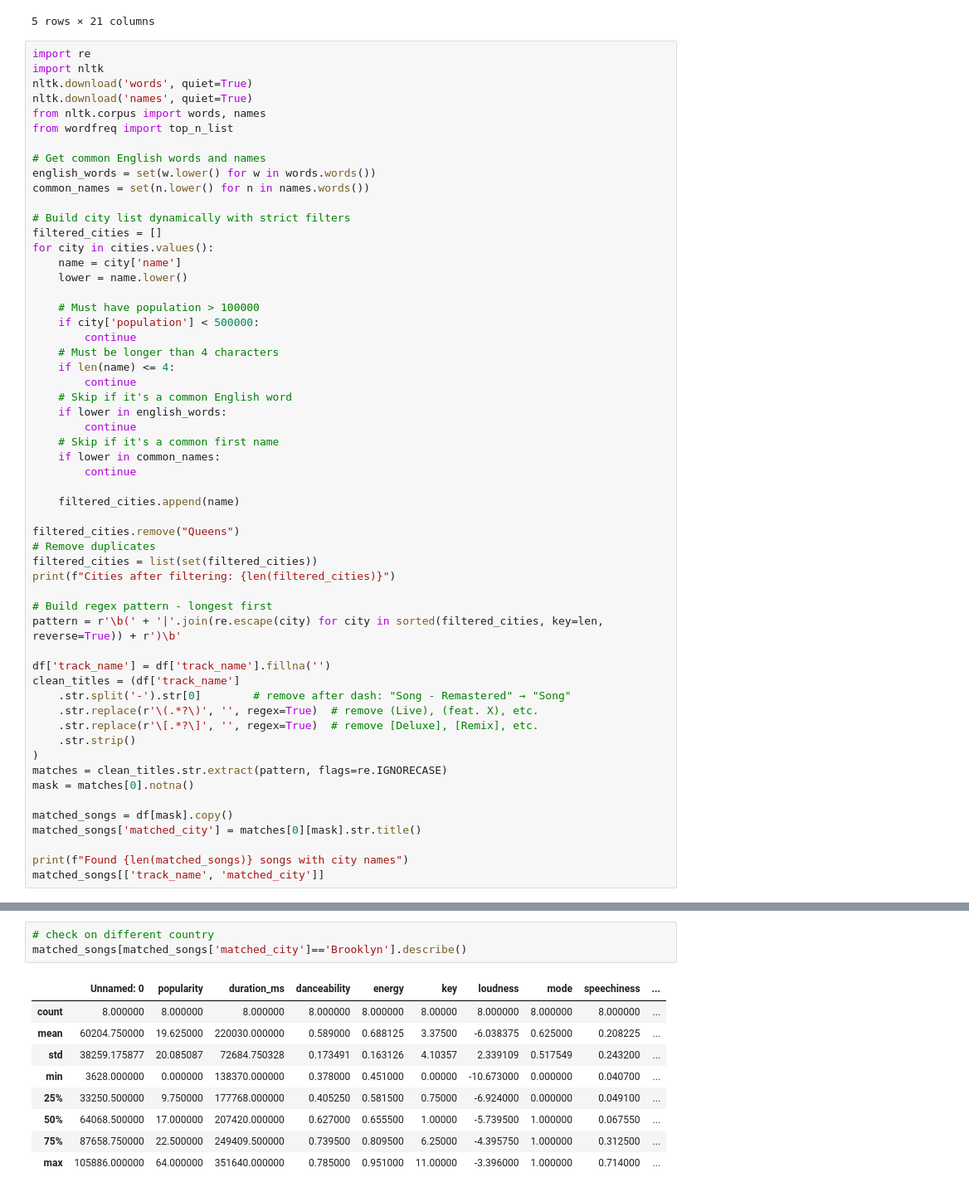
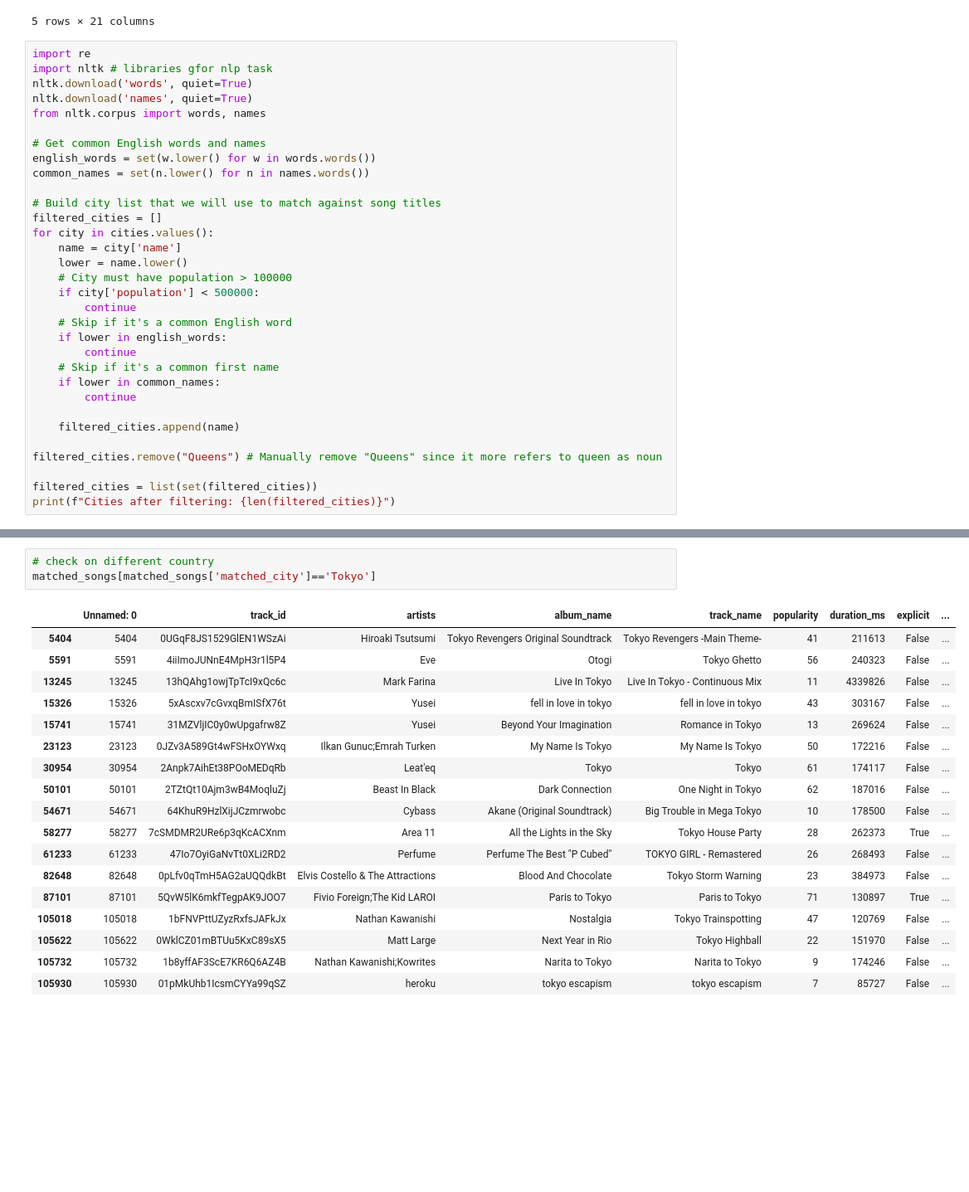
Before and after one commit to japanj/song-and-city, a Jupyter notebook: song_and_city.ipynb, the cells around one changed output, grey strips where cells are left out. Shown at 83% size. Drawn from its saved outputs; the diff is of its cells as text; blank space fills up the shorter version.

```diff
--- a/song_and_city.ipynb
+++ b/song_and_city.ipynb
@@ -47,27 +31,22 @@ df.head()
 5 rows × 21 columns
 # %%
 import re
-import nltk
+import nltk # libraries gfor nlp task
 nltk.download('words', quiet=True)
 nltk.download('names', quiet=True)
 from nltk.corpus import words, names
-from wordfreq import top_n_list
 
 # Get common English words and names
 english_words = set(w.lower() for w in words.words())
 common_names = set(n.lower() for n in names.words())
 
-# Build city list dynamically with strict filters
+# Build city list that we will use to match against song titles
 filtered_cities = []
 for city in cities.values():
     name = city['name']
     lower = name.lower()
-
-    # Must have population > 100000
+    # City must have population > 100000
     if city['population'] < 500000:
-        continue
-    # Must be longer than 4 characters
-    if len(name) <= 4:
         continue
     # Skip if it's a common English word
     if lower in english_words:
@@ -78,27 +57,8 @@ for city in cities.values():
 
     filtered_cities.append(name)
 
-filtered_cities.remove("Queens")
-# Remove duplicates
+filtered_cities.remove("Queens") # Manually remove "Queens" since it more refers to queen as noun
+
 filtered_cities = list(set(filtered_cities))
 print(f"Cities after filtering: {len(filtered_cities)}")
-
-# Build regex pattern - longest first
-pattern = r'\b(' + '|'.join(re.escape(city) for city in sorted(filtered_cities, key=len, reverse=True)) + r')\b'
-
-df['track_name'] = df['track_name'].fillna('')
-clean_titles = (df['track_name']
-    .str.split('-').str[0]        # remove after dash: "Song - Remastered" → "Song"
-    .str.replace(r'\(.*?\)', '', regex=True)  # remove (Live), (feat. X), etc.
-    .str.replace(r'\[.*?\]', '', regex=True)  # remove [Deluxe], [Remix], etc.
-    .str.strip()
-)
-matches = clean_titles.str.extract(pattern, flags=re.IGNORECASE)
-mask = matches[0].notna()
-
-matched_songs = df[mask].copy()
-matched_songs['matched_city'] = matches[0][mask].str.title()
-
-print(f"Found {len(matched_songs)} songs with city names")
-matched_songs[['track_name', 'matched_city']]
 # %% [output]
@@ -203,14 +186,23 @@ m2
 [interactive output not drawn]
 # %%
 # check on different country
-matched_songs[matched_songs['matched_city']=='Brooklyn'].describe()
+matched_songs[matched_songs['matched_city']=='Tokyo']
 # %% [output]
-|  | Unnamed: 0 | popularity | duration_ms | danceability | energy | key | loudness | mode | speechiness | ... |
-| count | 8.000000 | 8.000000 | 8.000000 | 8.000000 | 8.000000 | 8.00000 | 8.000000 | 8.000000 | 8.000000 | ... |
-| mean | 60204.750000 | 19.625000 | 220030.000000 | 0.589000 | 0.688125 | 3.37500 | -6.038375 | 0.625000 | 0.208225 | ... |
-| std | 38259.175877 | 20.085087 | 72684.750328 | 0.173491 | 0.163126 | 4.10357 | 2.339109 | 0.517549 | 0.243200 | ... |
-| min | 3628.000000 | 0.000000 | 138370.000000 | 0.378000 | 0.451000 | 0.00000 | -10.673000 | 0.000000 | 0.040700 | ... |
-| 25% | 33250.500000 | 9.750000 | 177768.000000 | 0.405250 | 0.581500 | 0.75000 | -6.924000 | 0.000000 | 0.049100 | ... |
-| 50% | 64068.500000 | 17.000000 | 207420.000000 | 0.627000 | 0.655500 | 1.00000 | -5.739500 | 1.000000 | 0.067550 | ... |
-| 75% | 87658.750000 | 22.500000 | 249409.500000 | 0.739500 | 0.809500 | 6.25000 | -4.395750 | 1.000000 | 0.312500 | ... |
-| max | 105886.000000 | 64.000000 | 351640.000000 | 0.785000 | 0.951000 | 11.00000 | -3.396000 | 1.000000 | 0.714000 | ... |
+|  | Unnamed: 0 | track_id | artists | album_name | track_name | popularity | duration_ms | explicit | ... |
+| 5404 | 5404 | 0UGqF8JS1529GlEN1WSzAi | Hiroaki Tsutsumi | Tokyo Revengers Original Soundtrack | Tokyo Revengers -Main Theme- | 41 | 211613 | False | ... |
+| 5591 | 5591 | 4iiImoJUNnE4MpH3r1l5P4 | Eve | Otogi | Tokyo Ghetto | 56 | 240323 | False | ... |
+| 13245 | 13245 | 13hQAhg1owjTpTcI9xQc6c | Mark Farina | Live In Tokyo | Live In Tokyo - Continuous Mix | 11 | 4339826 | False | ... |
+| 15326 | 15326 | 5xAscxv7cGvxqBmISfX76t | Yusei | fell in love in tokyo | fell in love in tokyo | 43 | 303167 | False | ... |
+| 15741 | 15741 | 31MZVljIC0y0wUpgafrw8Z | Yusei | Beyond Your Imagination | Romance in Tokyo | 13 | 269624 | False | ... |
+| 23123 | 23123 | 0JZv3A589Gt4wFSHxOYWxq | Ilkan Gunuc;Emrah Turken | My Name Is Tokyo | My Name Is Tokyo | 50 | 172216 | False | ... |
+| 30954 | 30954 | 2Anpk7AihEt38POoMEDqRb | Leat'eq | Tokyo | Tokyo | 61 | 174117 | False | ... |
+| 50101 | 50101 | 2TZtQt10Ajm3wB4MoqluZj | Beast In Black | Dark Connection | One Night in Tokyo | 62 | 187016 | False | ... |
+| 54671 | 54671 | 64KhuR9HzlXijJCzmrwobc | Cybass | Akane (Original Soundtrack) | Big Trouble in Mega Tokyo | 10 | 178500 | False | ... |
+| 58277 | 58277 | 7cSMDMR2URe6p3qKcACXnm | Area 11 | All the Lights in the Sky | Tokyo House Party | 28 | 262373 | True | ... |
+| 61233 | 61233 | 47Io7OyiGaNvTt0XLi2RD2 | Perfume | Perfume The Best "P Cubed" | TOKYO GIRL - Remastered | 26 | 268493 | False | ... |
+| 82648 | 82648 | 0pLfv0qTmH5AG2aUQQdkBt | Elvis Costello & The Attractions | Blood And Chocolate | Tokyo Storm Warning | 23 | 384973 | False | ... |
+| 87101 | 87101 | 5QvW5lK6mkfTegpAK9JOO7 | Fivio Foreign;The Kid LAROI | Paris to Tokyo | Paris to Tokyo | 71 | 130897 | True | ... |
+| 105018 | 105018 | 1bFNVPttUZyzRxfsJAFkJx | Nathan Kawanishi | Nostalgia | Tokyo Trainspotting | 47 | 120769 | False | ... |
+| 105622 | 105622 | 0WklCZ01mBTUu5KxC89sX5 | Matt Large | Next Year in Rio | Tokyo Highball | 22 | 151970 | False | ... |
+| 105732 | 105732 | 1b8yffAF3ScE7KR6Q6AZ4B | Nathan Kawanishi;Kowrites | Narita to Tokyo | Narita to Tokyo | 9 | 174246 | False | ... |
+| 105930 | 105930 | 01pMkUhb1IcsmCYYa99qSZ | heroku | tokyo escapism | tokyo escapism | 7 | 85727 | False | ... |
```
Also changed, not shown: parts of 13 cells of this notebook, 4 other files.
